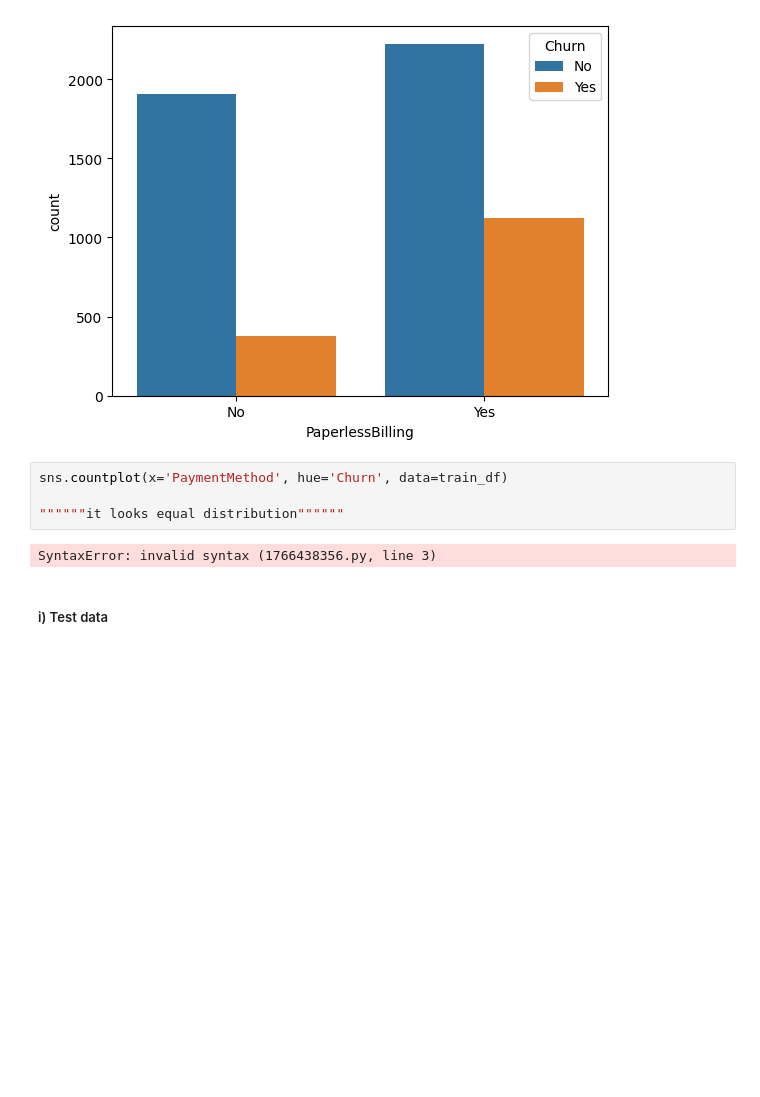
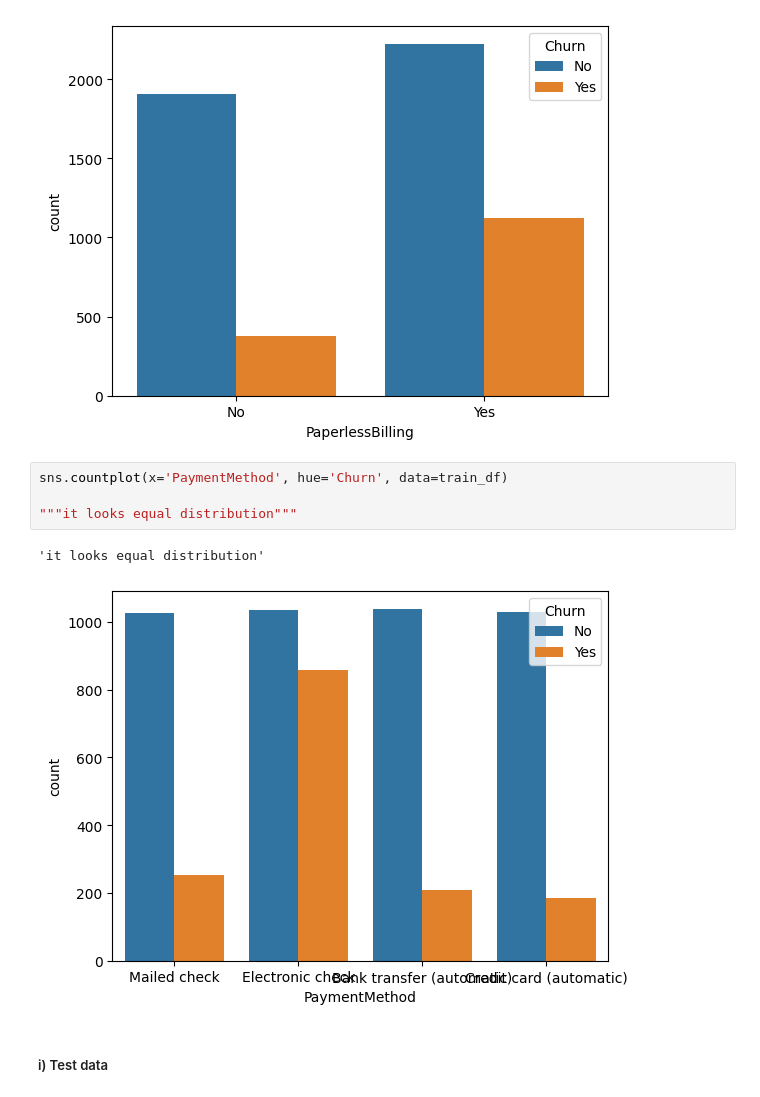
Before and after one commit to sandeepmohamed666/ICTAK_B9_Python-Case-Study, a Jupyter notebook: Case_study_on_Supervised_learning.ipynb, the cells around one changed output. Drawn from its saved outputs; the diff is of its cells as text; blank space fills up the shorter version.

```diff
--- a/Case_study_on_Supervised_learning.ipynb
+++ b/Case_study_on_Supervised_learning.ipynb
@@ -486,9 +486,10 @@ sns.countplot(x='PaperlessBilling', hue='Churn', data=train_df)
 # %%
 sns.countplot(x='PaymentMethod', hue='Churn', data=train_df)
 
-""""""it looks equal distribution""""""
+"""it looks equal distribution"""
 # %% [output]
-SyntaxError: invalid syntax (1766438356.py, line 3)
+'it looks equal distribution'
+[figure, added]
 # %% [markdown]
 ##### i) Test data
 # %%
```
